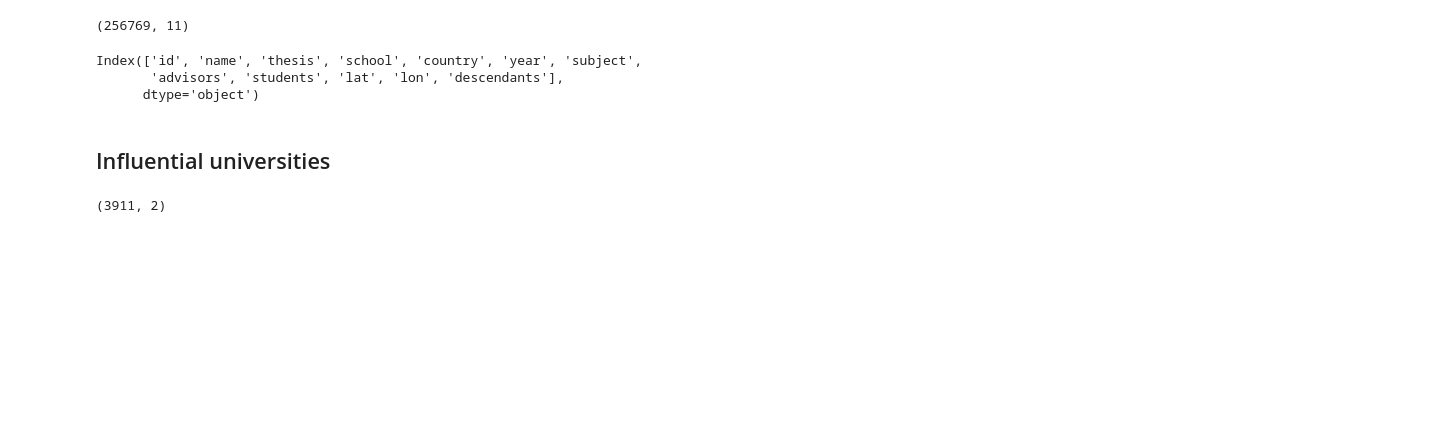
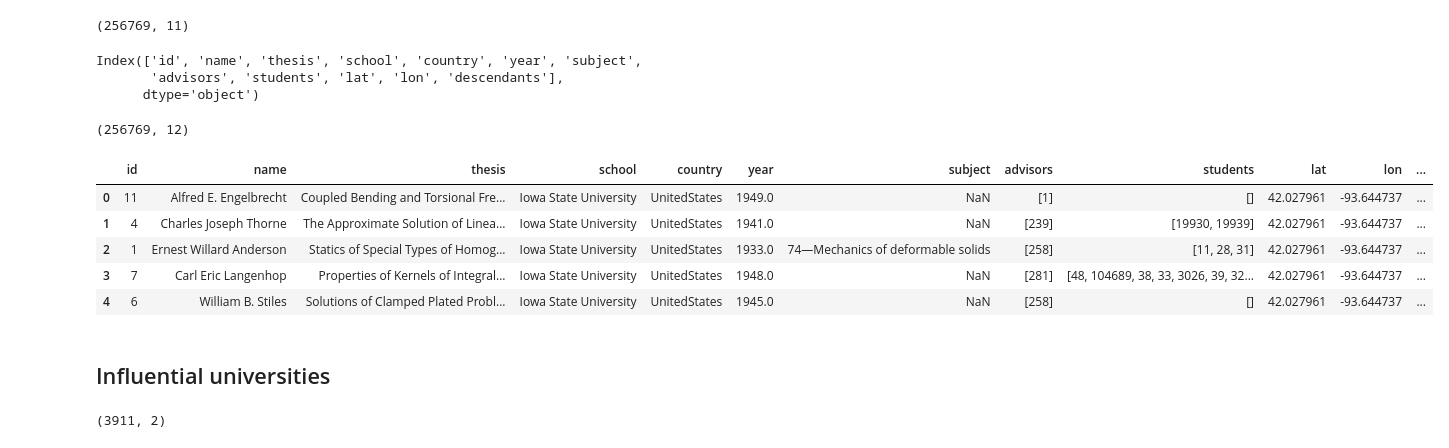
Before and after one commit to Sai271828/MGP, a Jupyter notebook: heat_map.ipynb, the cells around one changed output. Cells and saved outputs as stored; diff of their text form; code cells hidden in the pictures; blank space fills up the shorter version.

```diff
--- a/heat_map.ipynb
+++ b/heat_map.ipynb
@@ -38,0 +55,2 @@ coords = pd.read_csv("data/coordinates.csv")
+# %%
+coords.dropna(inplace=True)
@@ -42,12 +62,25 @@ merged.shape
 # %% [output]
 (256769, 11)
 # %%
-merged2 = pd.merge(merged,descend,on='id',how="left")
-merged2.columns
+full_data = pd.merge(merged,descendants,on='id',how="left")
+full_data.columns
 # %% [output]
 Index(['id', 'name', 'thesis', 'school', 'country', 'year', 'subject',
        'advisors', 'students', 'lat', 'lon', 'descendants'],
       dtype='object')
+# %%
+full_data.shape
+# %% [output]
+(256769, 12)
+# %%
+full_data.head()
+# %% [output]
+|  | id | name | thesis | school | country | year | subject | advisors | students | lat | lon | ... |
+| 0 | 11 | Alfred E. Engelbrecht | Coupled Bending and Torsional Fre... | Iowa State University | UnitedStates | 1949.0 | NaN | [1] | [] | 42.027961 | -93.644737 | ... |
+| 1 | 4 | Charles Joseph Thorne | The Approximate Solution of Linea... | Iowa State University | UnitedStates | 1941.0 | NaN | [239] | [19930, 19939] | 42.027961 | -93.644737 | ... |
+| 2 | 1 | Ernest Willard Anderson | Statics of Special Types of Homog... | Iowa State University | UnitedStates | 1933.0 | 74—Mechanics of deformable solids | [258] | [11, 28, 31] | 42.027961 | -93.644737 | ... |
+| 3 | 7 | Carl Eric Langenhop | Properties of Kernels of Integral... | Iowa State University | UnitedStates | 1948.0 | NaN | [281] | [48, 104689, 38, 33, 3026, 39, 32... | 42.027961 | -93.644737 | ... |
+| 4 | 6 | William B. Stiles | Solutions of Clamped Plated Probl... | Iowa State University | UnitedStates | 1945.0 | NaN | [258] | [] | 42.027961 | -93.644737 | ... |
 # %% [markdown]
 ## Influential universities
 # %%
```
Also changed, not shown: parts of 12 cells of this notebook.
